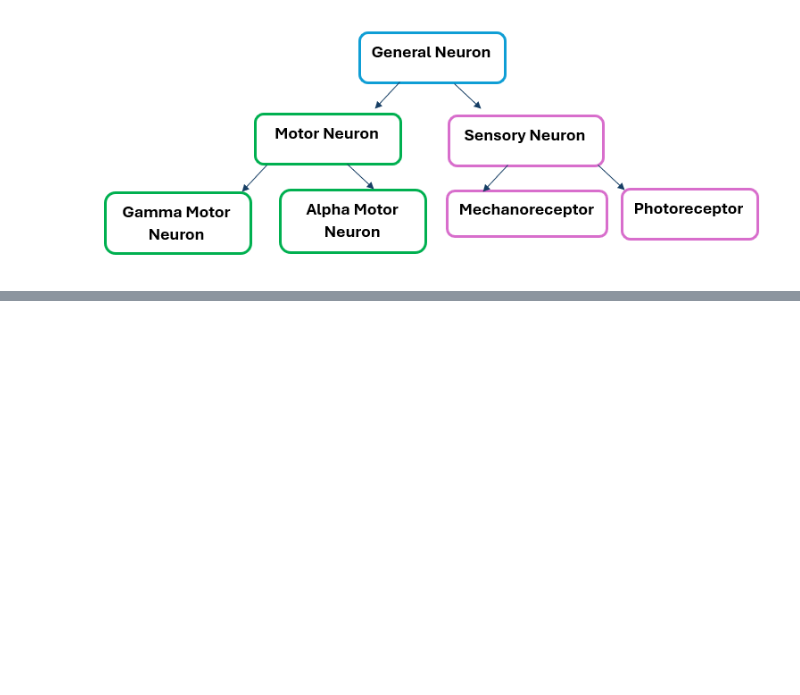
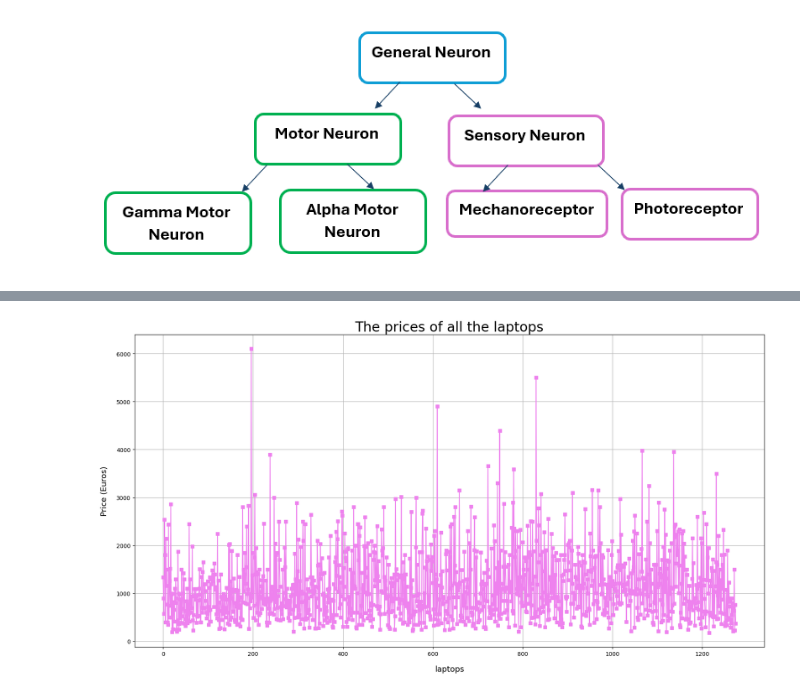
Before and after one commit to ShirZivav/mini_project1, a Jupyter notebook: app_notebook.ipynb, the cells around one changed output, grey strips where cells are left out. Drawn from its saved outputs; the diff is of its cells as text; code cells hidden in the pictures; blank space fills up the shorter version.

```diff
--- a/app_notebook.ipynb
+++ b/app_notebook.ipynb
@@ -164,0 +145,28 @@ plt.plot(signal)
+# %%
+import numpy as np
+import pandas as pd
+import matplotlib.pyplot as plt
+
+#import the dataset from my filesystem
+data = pd.read_csv(r"C:\Users\Shir Zivav\Documents\PythonVSC\empy_python_package\laptop_price - dataset.csv")
+
+# i created a figure with a defiend size, so the graph will be easyer to read.
+plt.figure(figsize= (20, 10))
+
+'''Now I plot the price of all leptops.
+first, i accesesed the colomn of the price from the data vaiable that represent the csv file. the access: data['Price (Euro)].
+I searched on the - matplot lib website the color i wanted - violet, and used the marker for squer - s , as we learned last year.'''
+plt.plot(data['Price (Euro)'] , color = 'violet', marker = 's')
+
+'''Adding labels to the axies and a title for the graph:
+the labelpad => helps to make a space between the lable and its axis
+I made sure that the title is in the center by writing: loc = center '''
+plt.xlabel('laptops', fontsize = 14, labelpad= 15)
+plt.ylabel('Price (Euros)', fontsize = 14 , labelpad = 15)
+plt.title('The prices of all the laptops', fontsize = 24 , loc = 'center')
+
+'''Adding a grid:'''
+plt.grid(True)
+plt.show()
+# %% [output]
+[figure, added]
```
Also changed, not shown: parts of 11 cells of this notebook.
